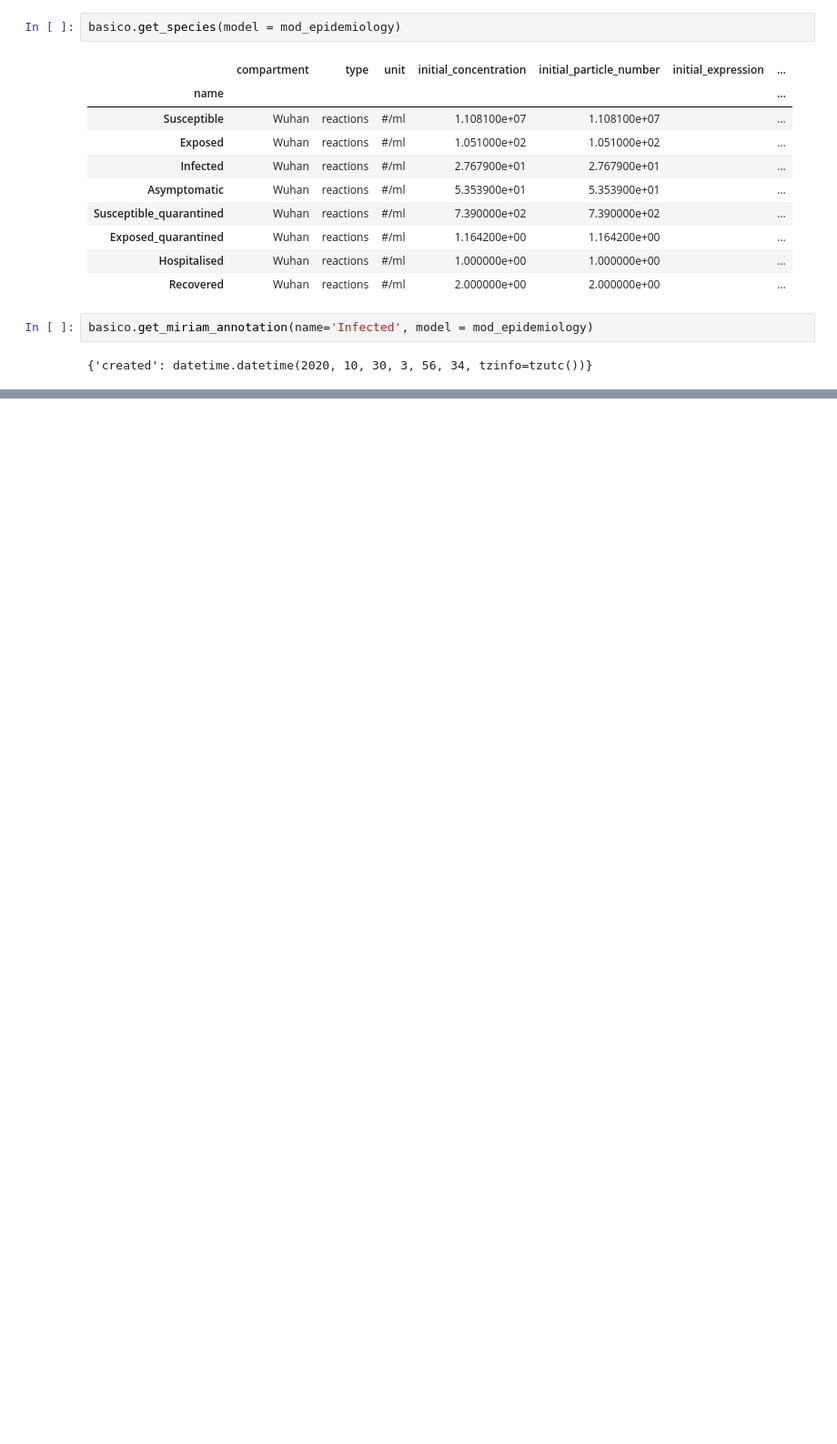
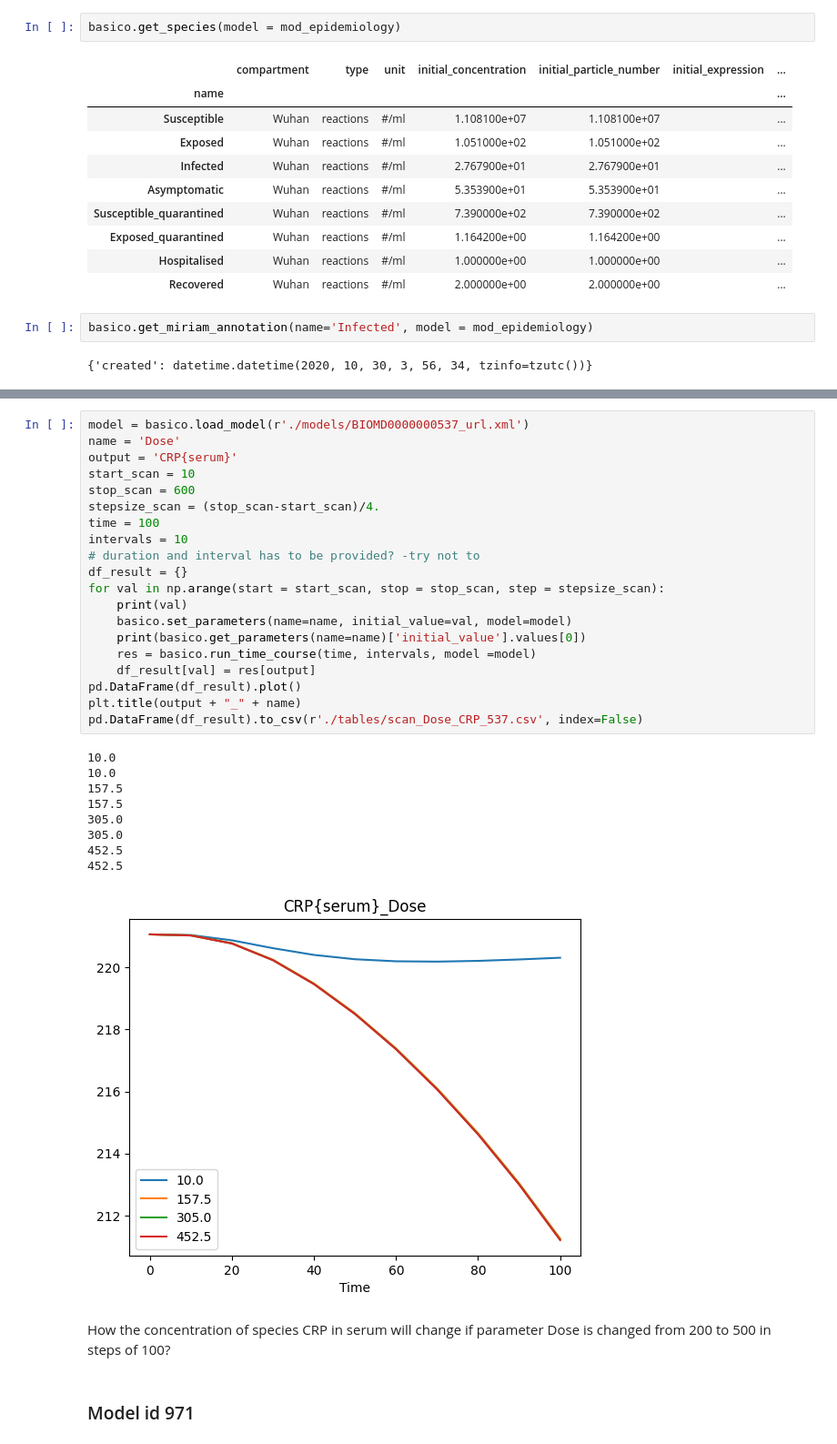
Before and after one commit to VirtualPatientEngine/AIAgents4Pharma, a Jupyter notebook: docs/notebooks/talk2biomodels/benchmark/expected_asnwers_basico.ipynb, the cells around one changed output, grey strips where cells are left out. Shown at 91% size. Cells and saved outputs as stored; diff of their text form; blank space fills up the shorter version.

```diff
--- a/docs/notebooks/talk2biomodels/benchmark/expected_asnwers_basico.ipynb
+++ b/docs/notebooks/talk2biomodels/benchmark/expected_asnwers_basico.ipynb
@@ -616,0 +743,34 @@ basico.get_miriam_annotation(name='Infected', model = mod_epidemiology)
+# %%
+model = basico.load_model(r'./models/BIOMD0000000537_url.xml')
+name = 'Dose'
+output = 'CRP{serum}'
+start_scan = 10
+stop_scan = 600
+stepsize_scan = (stop_scan-start_scan)/4.
+time = 100
+intervals = 10
+# duration and interval has to be provided? -try not to
+df_result = {}
+for val in np.arange(start = start_scan, stop = stop_scan, step = stepsize_scan):
+    print(val)
+    basico.set_parameters(name=name, initial_value=val, model=model)
+    print(basico.get_parameters(name=name)['initial_value'].values[0])
+    res = basico.run_time_course(time, intervals, model =model)
+    df_result[val] = res[output]
+pd.DataFrame(df_result).plot()
+plt.title(output + "_" + name)
+pd.DataFrame(df_result).to_csv(r'./tables/scan_Dose_CRP_537.csv', index=False)
+# %% [output]
+10.0
+10.0
+157.5
+157.5
+305.0
+305.0
+452.5
+452.5
+[figure, added]
+# %% [markdown]
+How the concentration of species CRP in serum will change if parameter Dose is changed from 200 to 500 in steps of 100?
+# %% [markdown]
+### Model id 971
```
Also changed, not shown: parts of 28 cells of this notebook, 2 other files.
